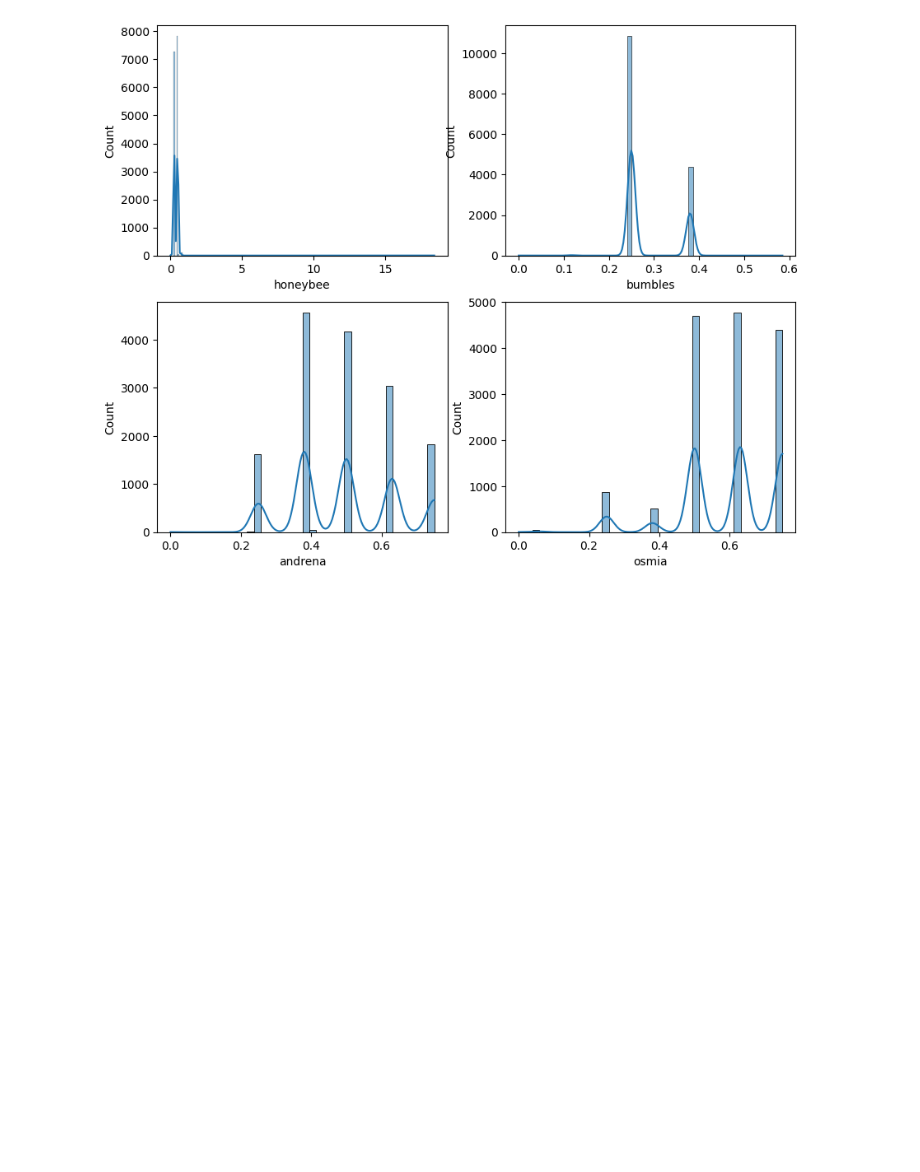
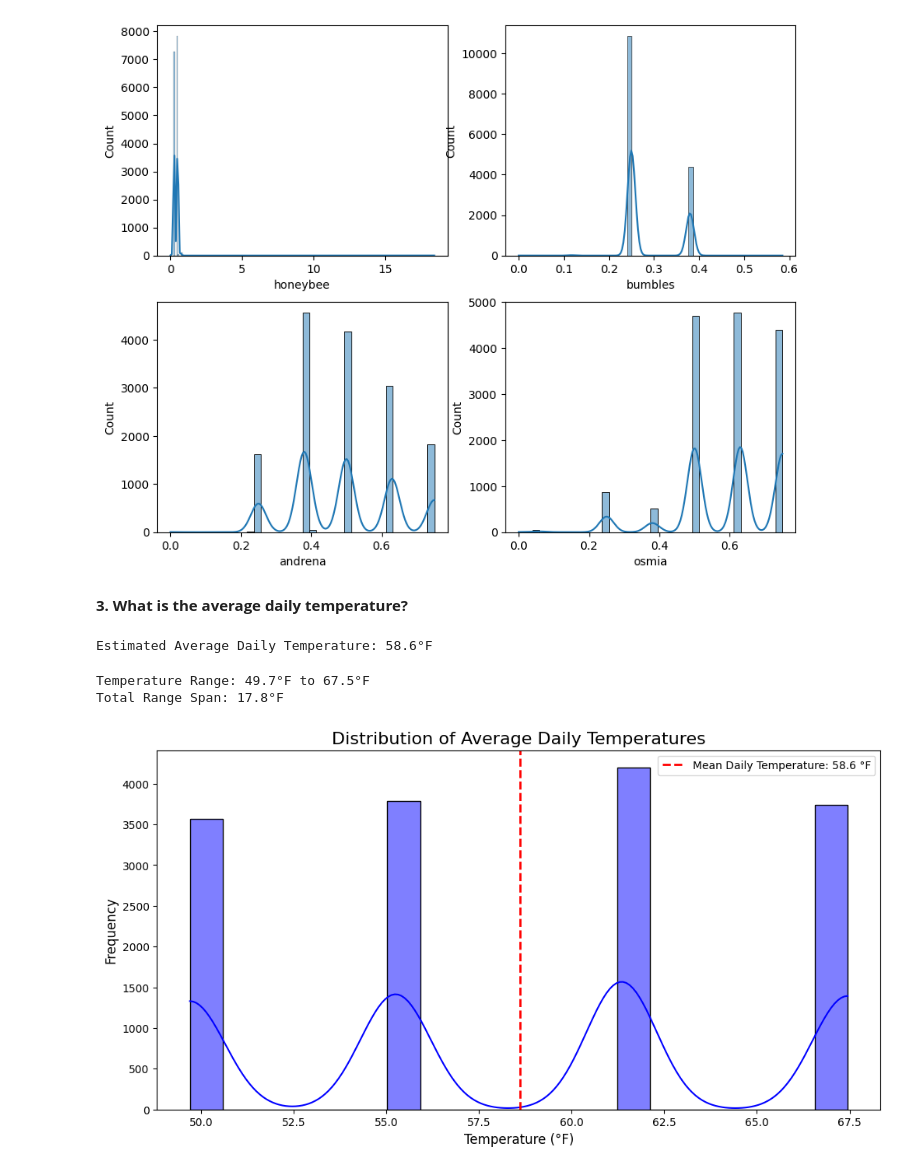
Before and after one commit to EMuritu/Supervised_Machine_Learning, a Jupyter notebook: Yield_Prediction_Final.ipynb, the cells around one changed output. Saved outputs shown, nothing was run; the diff lists cells and outputs as text; code cells hidden in the pictures; blank space fills up the shorter version.

```diff
--- a/Yield_Prediction_Final.ipynb
+++ b/Yield_Prediction_Final.ipynb
@@ -267,3 +262,41 @@ sns.histplot(train['osmia'],kde=True,ax=ax[1,1])
 plt.show()
 # %% [output]
 [figure]
+# %% [markdown]
+**3. What is the average daily temperature?**
+# %%
+#Estimated Average Daily Temperature
+avg_daily_temp = (train['averageofuppertrange'].mean() + train['averageoflowertrange'].mean()) / 2
+print(f"Estimated Average Daily Temperature: {avg_daily_temp:.1f}°F")
+# %% [output]
+Estimated Average Daily Temperature: 58.6°F
+# %%
+estimated_daily_avg = (train['averageofuppertrange'] + train['averageoflowertrange']) / 2
+
+# Calculate range
+temp_range = estimated_daily_avg.max() - estimated_daily_avg.min()
+min_temp = estimated_daily_avg.min()
+max_temp = estimated_daily_avg.max()
+
+print(f"Temperature Range: {min_temp:.1f}°F to {max_temp:.1f}°F")
+print(f"Total Range Span: {temp_range:.1f}°F")
+# %% [output]
+Temperature Range: 49.7°F to 67.5°F
+Total Range Span: 17.8°F
+# %%
+plt.figure(figsize=(12, 6))
+estimated_daily_avg = (train['averageofuppertrange'] + train['averageoflowertrange']) / 2
+
+# Calculate the mean of the estimated daily averages
+mean_daily_temp = estimated_daily_avg.mean()
+
+sns.histplot(estimated_daily_avg, bins=20, kde=True, color='blue')
+plt.axvline(mean_daily_temp, color='red', linestyle='--', linewidth=2,
+            label=f'Mean Daily Temperature: {mean_daily_temp:.1f} °F')
+plt.title('Distribution of Average Daily Temperatures', fontsize=16)
+plt.xlabel('Temperature (°F)', fontsize=12)
+plt.ylabel('Frequency', fontsize=12)
+plt.legend()
+plt.show()
+# %% [output]
+[figure, added]
```
Also changed, not shown: parts of 43 cells of this notebook.
